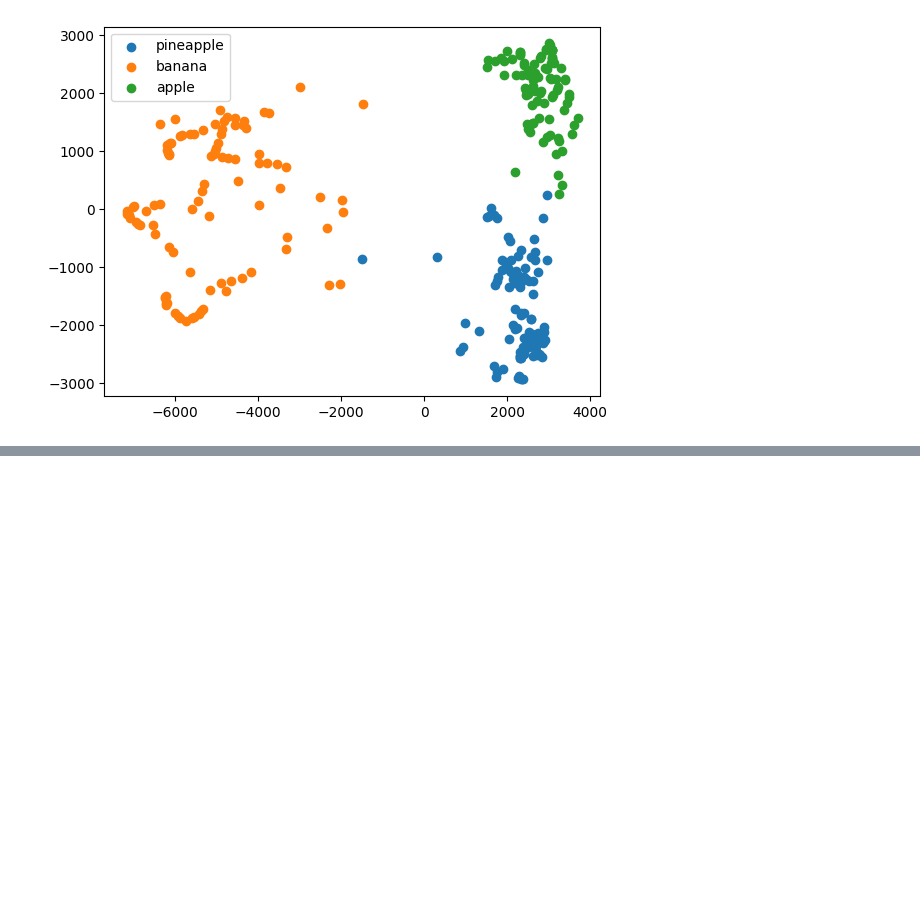
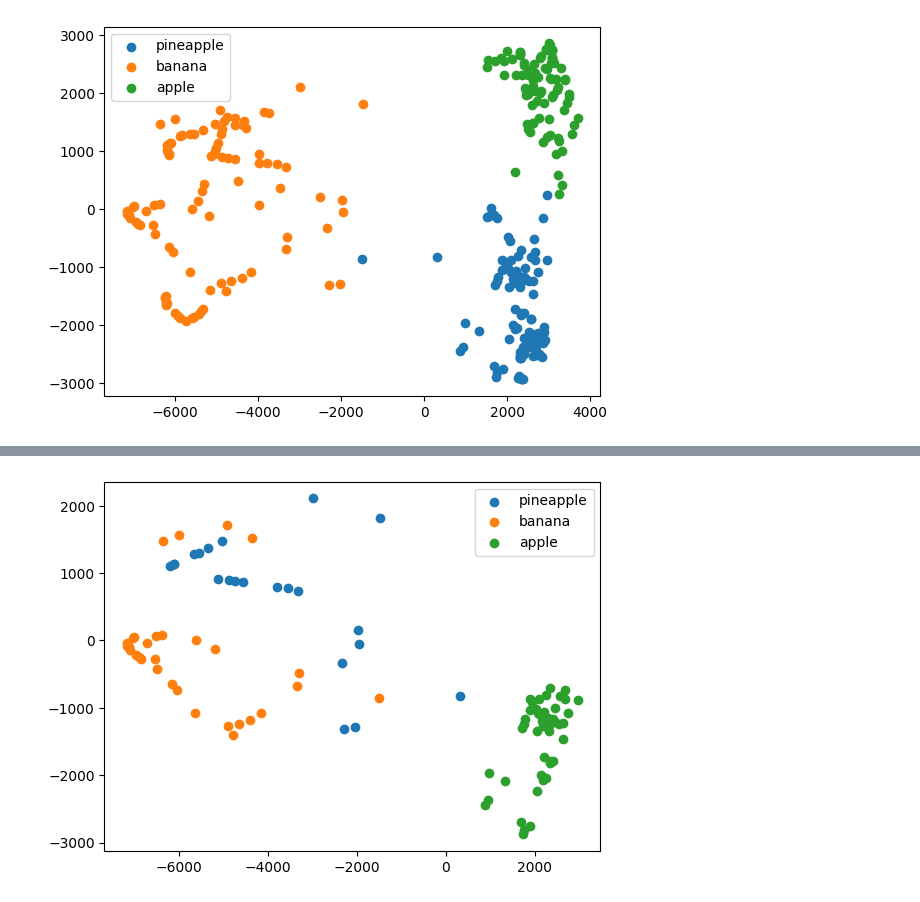
Before and after one commit to qwer1234566666/kuBig2025, a Jupyter notebook: ml_dl_python/a17_pca.ipynb, the cells around one changed output, grey strips where cells are left out. Drawn from its saved outputs; the diff is of its cells as text; code cells hidden in the pictures; blank space fills up the shorter version.

```diff
--- a/ml_dl_python/a17_pca.ipynb
+++ b/ml_dl_python/a17_pca.ipynb
@@ -113,3 +113,10 @@ plt.legend(["pineapple", "banana", "apple"])
 plt.show()
 # %% [output]
 [figure]
+# %%
+# 계층적 군집화
+from sklearn.cluster import AgglomerativeClustering
+from scipy.cluster.hierarchy import dendrogram, linkage
+
+cluster = AgglomerativeClustering(n_clusters=10, metric="euclidean", linkage="ward")
+labels = cluster.fit(fruits_pca)
@@ -115,0 +135,8 @@ plt.show()
+# %%
+for label in range(0, 3):
+    data = fruits_pca[labels.labels_ == label]  # 10 개
+    plt.scatter(data[:, 0], data[:, 1])
+plt.legend(["pineapple", "banana", "apple"])
+plt.show()
+# %% [output]
+[figure, added]
```
Also changed, not shown: parts of 4 cells of this notebook.
